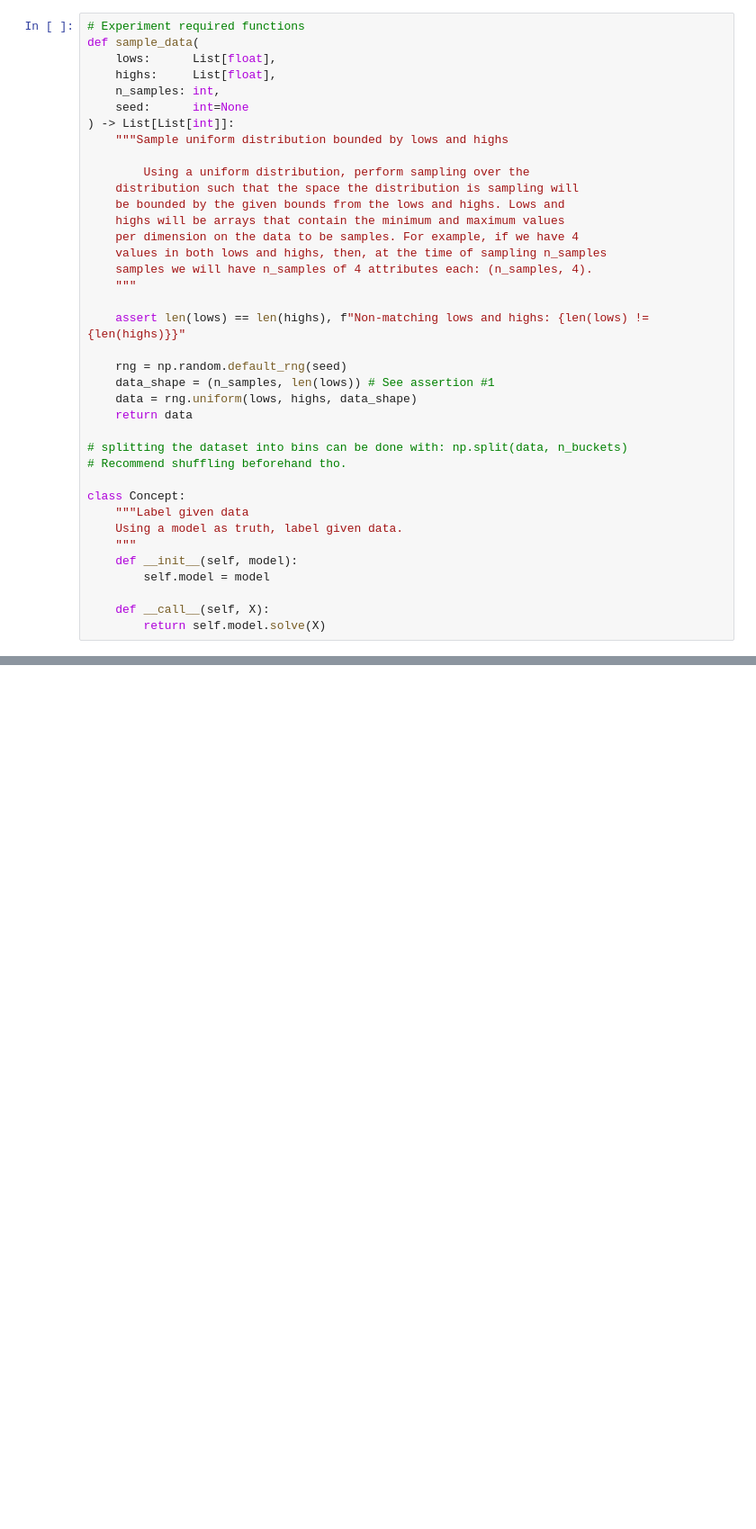
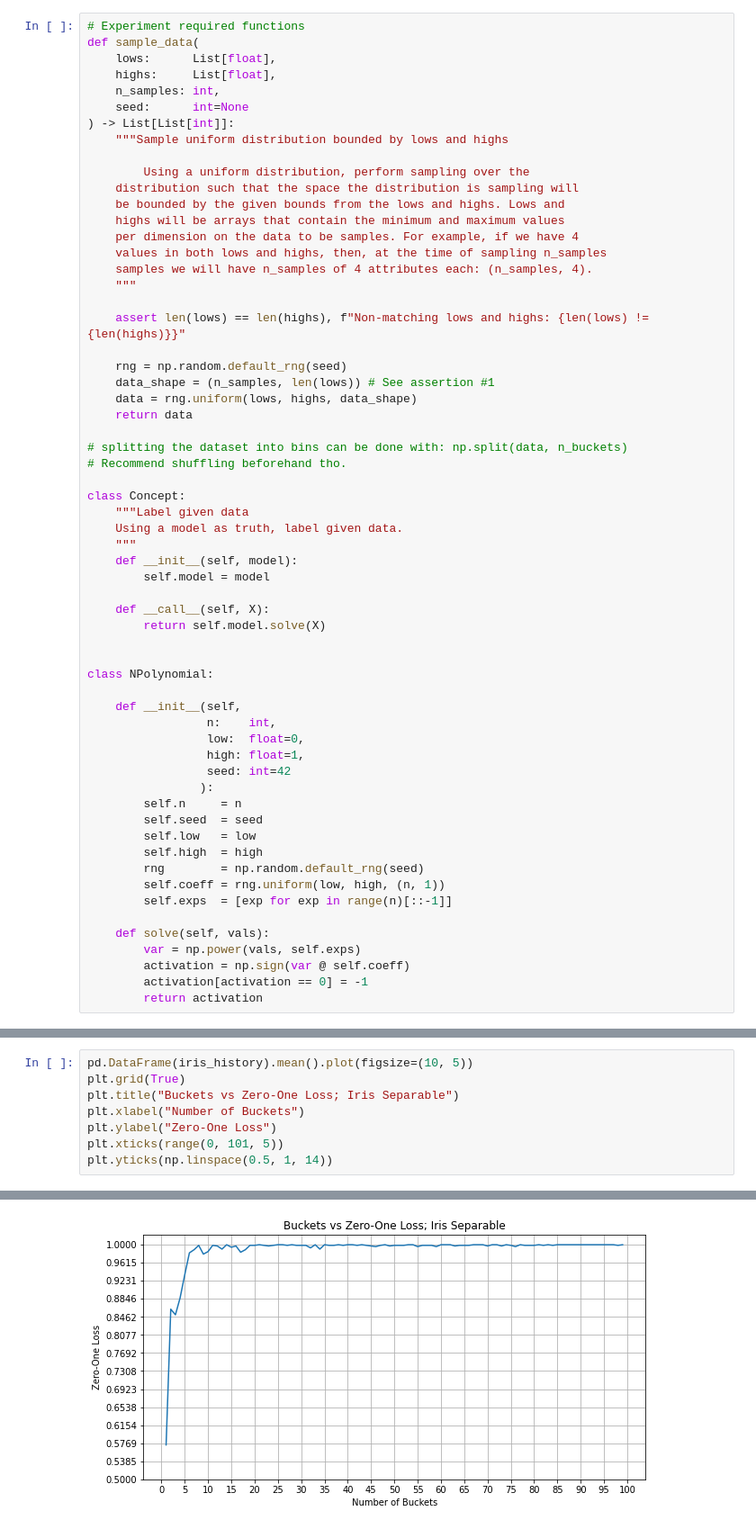
Before and after one commit to aguilarjose11/Perceptron-Corruption, a Jupyter notebook: FinalExperiments.ipynb, the cells around one changed output, grey strips where cells are left out. Shown: that part at 90% size. Saved outputs shown, nothing was run; the diff lists cells and outputs as text; blank space fills up the shorter version.

```diff
--- a/FinalExperiments.ipynb
+++ b/FinalExperiments.ipynb
@@ -79,3 +82,26 @@ class Concept:
 
     def __call__(self, X):
         return self.model.solve(X)
+
+
+class NPolynomial:
+
+    def __init__(self,
+                 n:    int,
+                 low:  float=0,
+                 high: float=1,
+                 seed: int=42
+                ):
+        self.n     = n
+        self.seed  = seed
+        self.low   = low
+        self.high  = high
+        rng        = np.random.default_rng(seed)
+        self.coeff = rng.uniform(low, high, (n, 1))
+        self.exps  = [exp for exp in range(n)[::-1]]
+
+    def solve(self, vals):
+        var = np.power(vals, self.exps)
+        activation = np.sign(var @ self.coeff)
+        activation[activation == 0] = -1
+        return activation
@@ -141,0 +698,9 @@ BdbQuit:
+# %%
+pd.DataFrame(iris_history).mean().plot(figsize=(10, 5))
+plt.grid(True)
+plt.title("Buckets vs Zero-One Loss; Iris Separable")
+plt.xlabel("Number of Buckets")
+plt.ylabel("Zero-One Loss")
+plt.xticks(range(0, 101, 5))
+plt.yticks(np.linspace(0.5, 1, 14))
+# %% [output]
@@ -141,0 +724 @@ BdbQuit:
+[figure, added]
```
Also changed, not shown: parts of 30 cells of this notebook, 5 other files.
